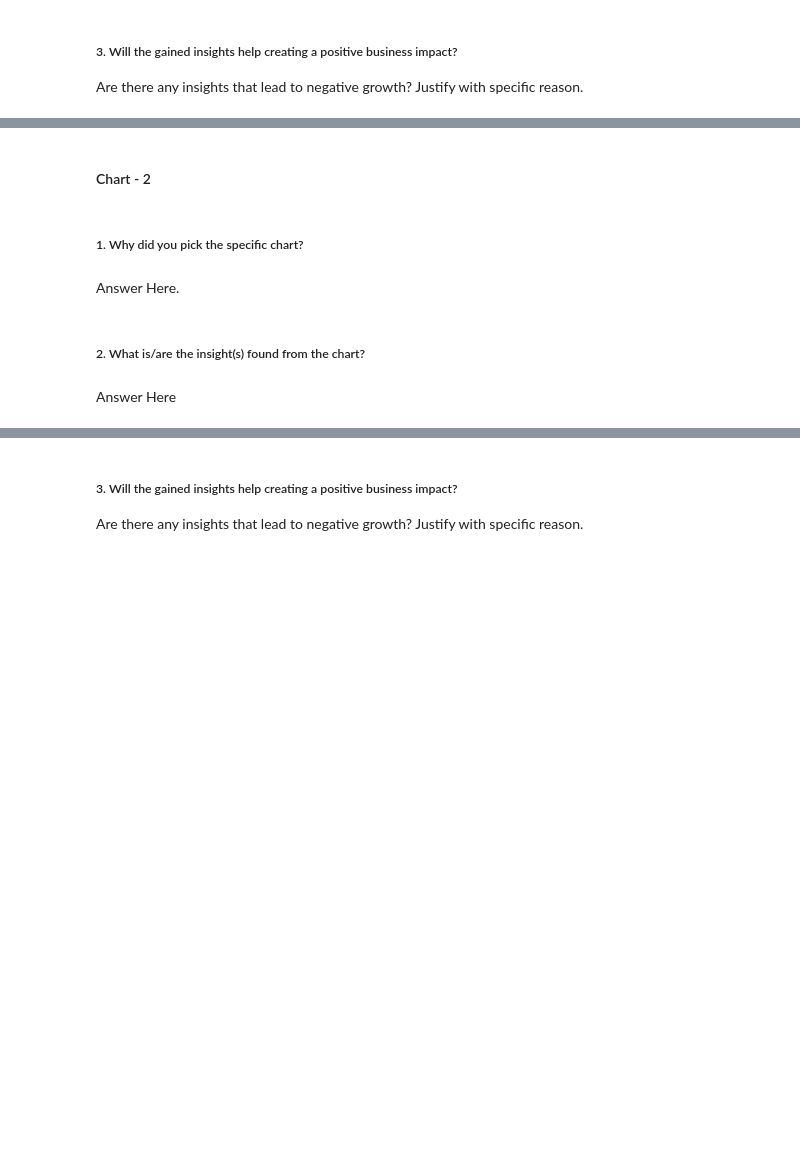
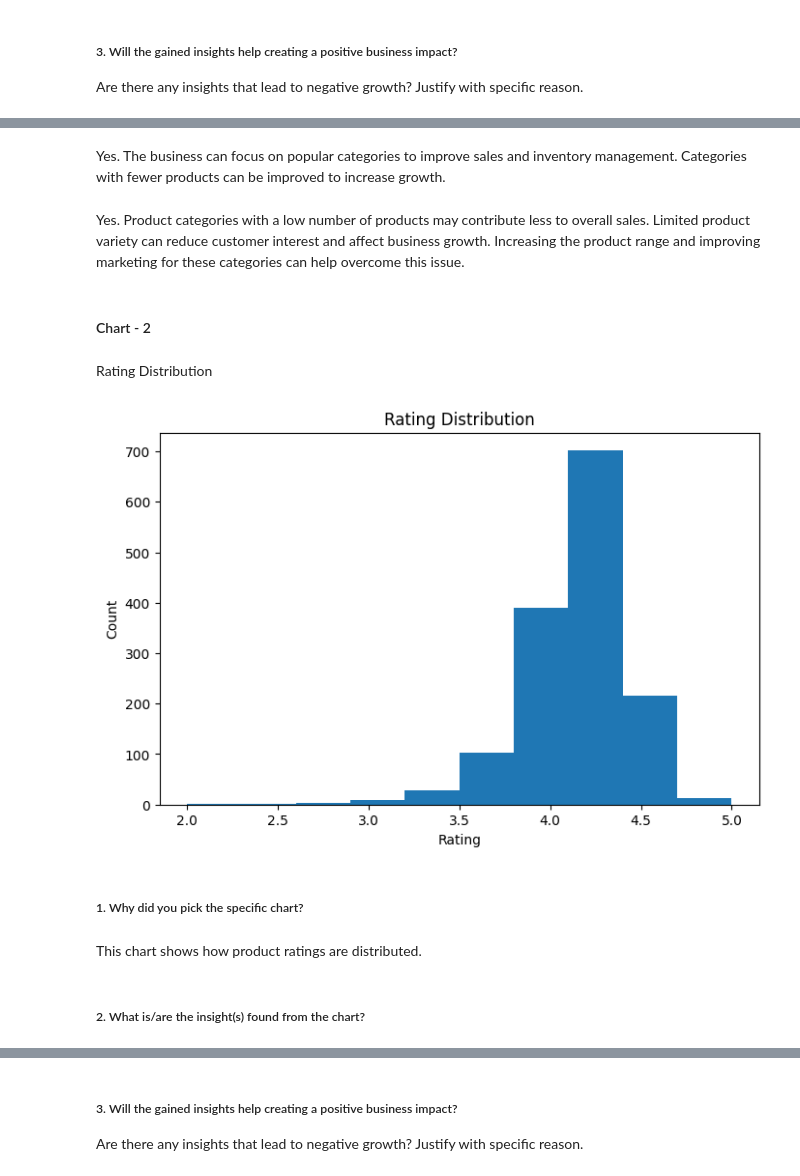
Before and after one commit to gunchugh/Amazon-Sales-Analysis, a Jupyter notebook: Another_copy_of_Sample_EDA_Submission_Template.ipynb, the cells around one changed output, grey strips where cells are left out. Drawn from its saved outputs; the diff is of its cells as text; code cells hidden in the pictures; blank space fills up the shorter version.

```diff
--- a/Another_copy_of_Sample_EDA_Submission_Template.ipynb
+++ b/Another_copy_of_Sample_EDA_Submission_Template.ipynb
@@ -381,12 +387,29 @@ Answer Here
+# %% [markdown]
+
+Yes. The business can focus on popular categories to improve sales and inventory management. Categories with fewer products can be improved to increase growth.
+# %% [markdown]
+Yes. Product categories with a low number of products may contribute less to overall sales. Limited product variety can reduce customer interest and affect business growth. Increasing the product range and improving marketing for these categories can help overcome this issue.
 # %% [markdown]
 #### Chart - 2
 # %%
 # Chart - 2 visualization code
+# %% [markdown]
+Rating Distribution
+# %%
+plt.figure(figsize=(8,5))
+
+# Plot histogram
+plt.hist(df["rating"], bins=10)
+plt.title("Rating Distribution")
+plt.xlabel("Rating")
+plt.ylabel("Count")
+plt.show()
+# %% [output]
+[figure, added]
 # %% [markdown]
 ##### 1. Why did you pick the specific chart?
-# %% [markdown]
-Answer Here.
+# %% [markdown]
+
+This chart shows how product ratings are distributed.
 # %% [markdown]
 ##### 2. What is/are the insight(s) found from the chart?
-# %% [markdown]
-Answer Here
```
Also changed, not shown: parts of 38 cells of this notebook.
